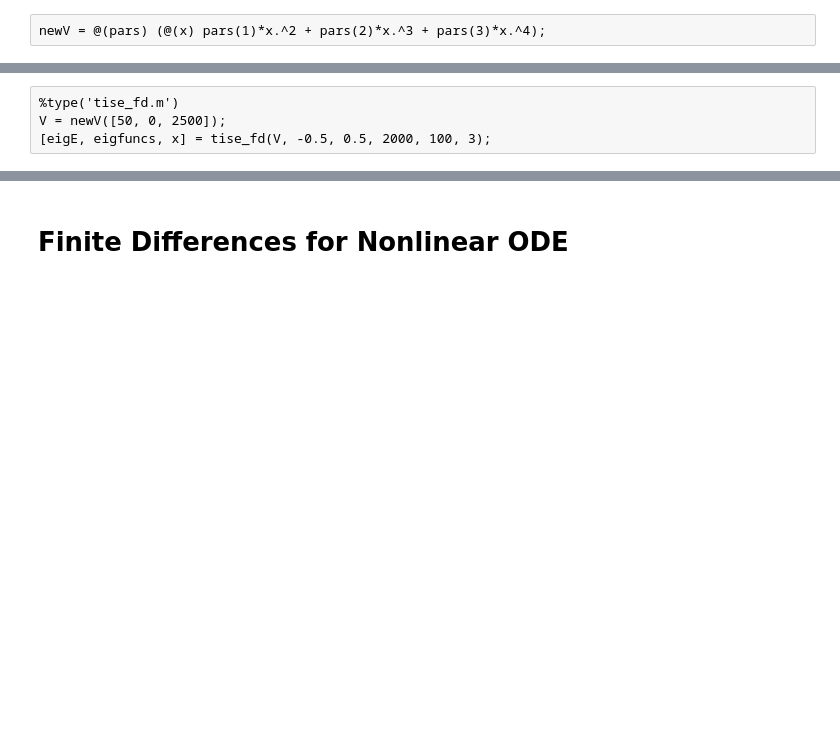
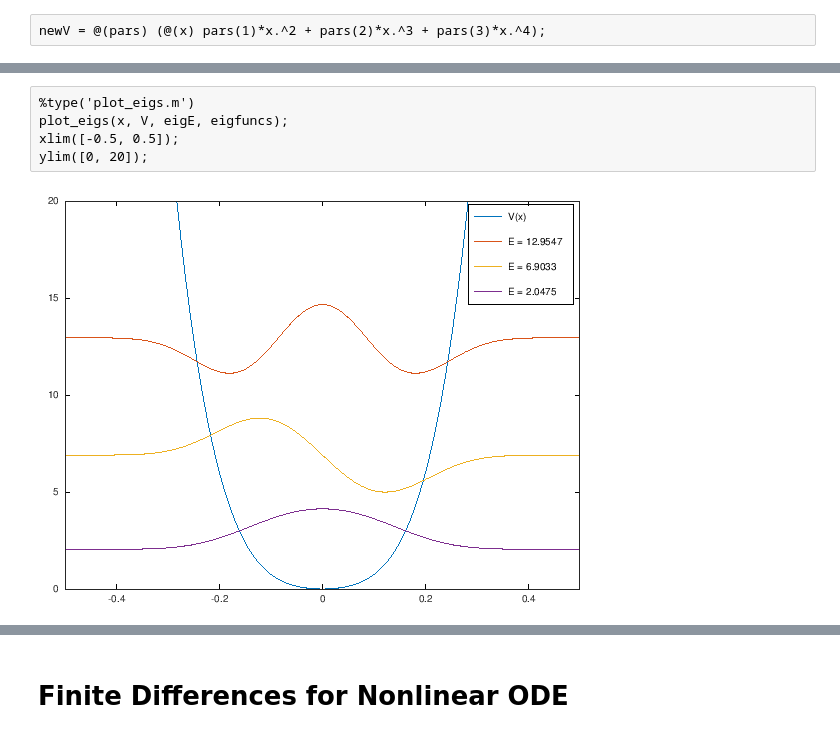
Before and after one commit to Jerror/PHY5340Labs, a Jupyter notebook: L6/Lab6Report_JeremiahOneil_6498391.ipynb, the cells around one changed output, grey strips where cells are left out. Cells and saved outputs as stored; diff of their text form; blank space fills up the shorter version.

```diff
--- a/L6/Lab6Report_JeremiahOneil_6498391.ipynb
+++ b/L6/Lab6Report_JeremiahOneil_6498391.ipynb
@@ -11,4 +19,7 @@ newV = @(pars) (@(x) pars(1)*x.^2 + pars(2)*x.^3 + pars(3)*x.^4);
 # %%
-%type('tise_fd.m')
-V = newV([50, 0, 2500]);
-[eigE, eigfuncs, x] = tise_fd(V, -0.5, 0.5, 2000, 100, 3);
+%type('plot_eigs.m')
+plot_eigs(x, V, eigE, eigfuncs);
+xlim([-0.5, 0.5]);
+ylim([0, 20]);
+# %% [output]
+[figure, added]
```
Also changed, not shown: parts of 8 cells of this notebook, 2 other files.
